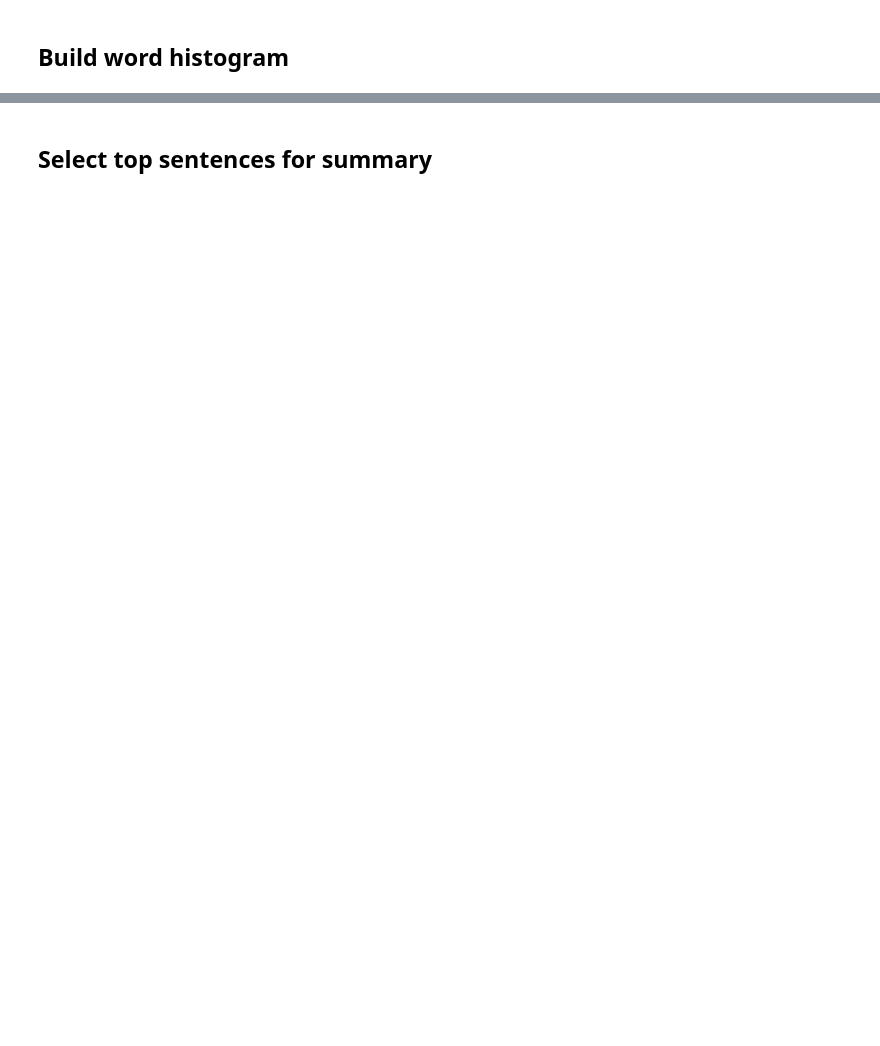
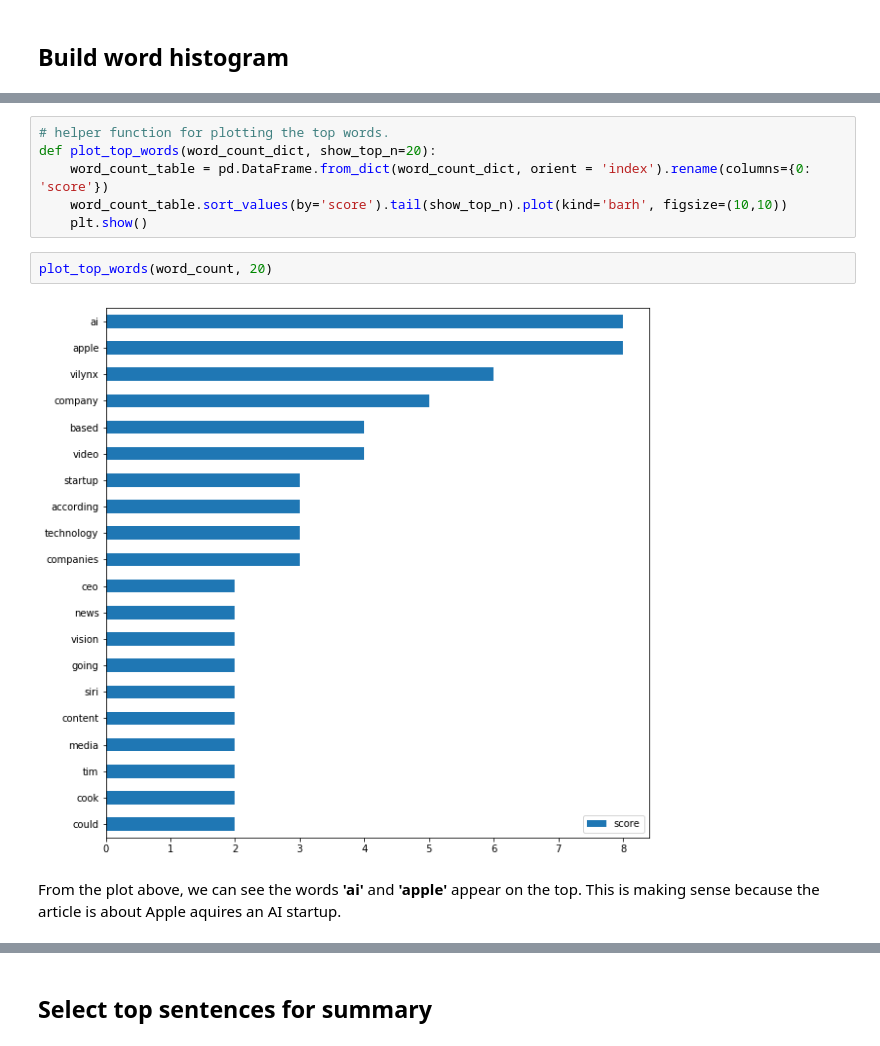
Before and after one commit to louisteo9/personal-text-summarizer, a Jupyter notebook: Personal Text Summarizer.ipynb, the cells around one changed output, grey strips where cells are left out. Saved outputs shown, nothing was run; the diff lists cells and outputs as text; blank space fills up the shorter version.

```diff
--- a/Personal Text Summarizer.ipynb
+++ b/Personal Text Summarizer.ipynb
@@ -87,0 +143,12 @@ for key in word_count.keys():
+# %%
+# helper function for plotting the top words.
+def plot_top_words(word_count_dict, show_top_n=20):
+    word_count_table = pd.DataFrame.from_dict(word_count_dict, orient = 'index').rename(columns={0: 'score'})
+    word_count_table.sort_values(by='score').tail(show_top_n).plot(kind='barh', figsize=(10,10))
+    plt.show()
+# %%
+plot_top_words(word_count, 20)
+# %% [output]
+[figure, added]
+# %% [markdown]
+From the plot above, we can see the words **'ai'** and **'apple'** appear on the top. This is making sense because the article is about Apple aquires an AI startup.
```
Also changed, not shown: parts of 34 cells of this notebook.
